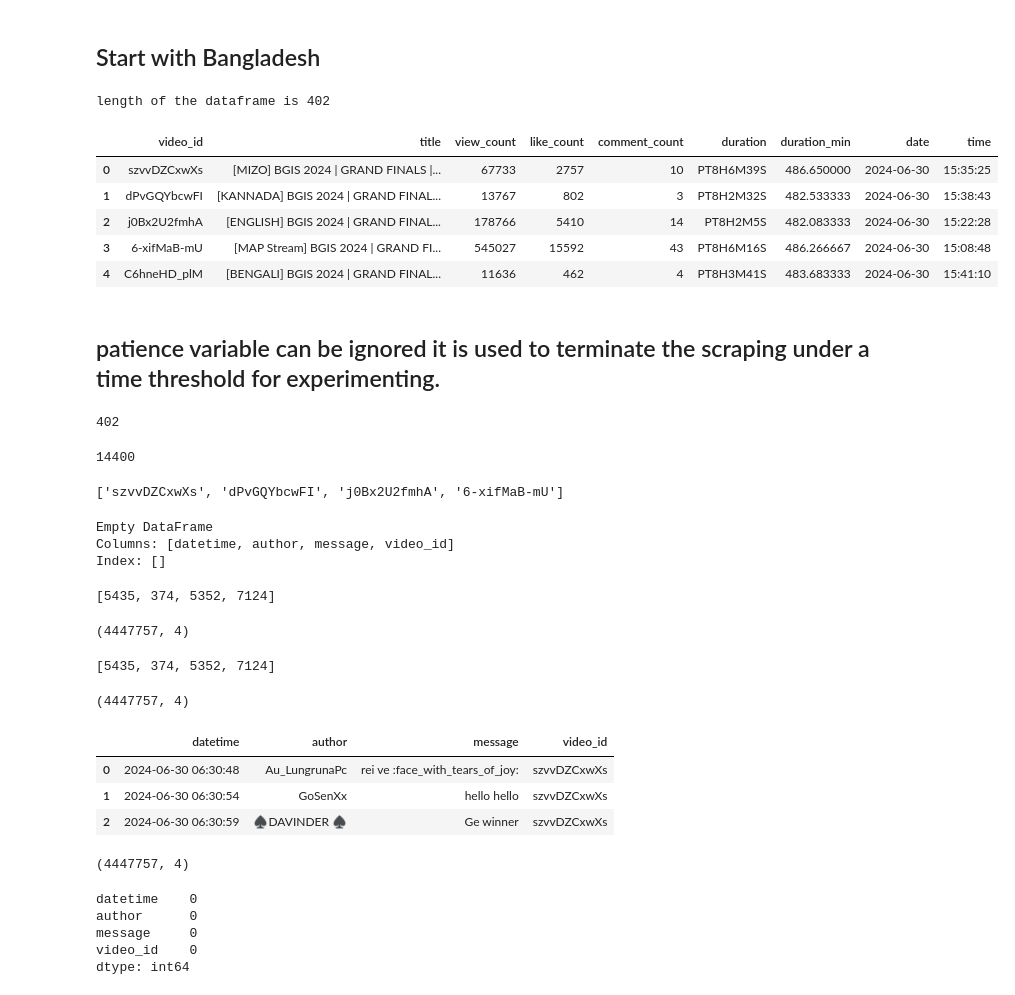
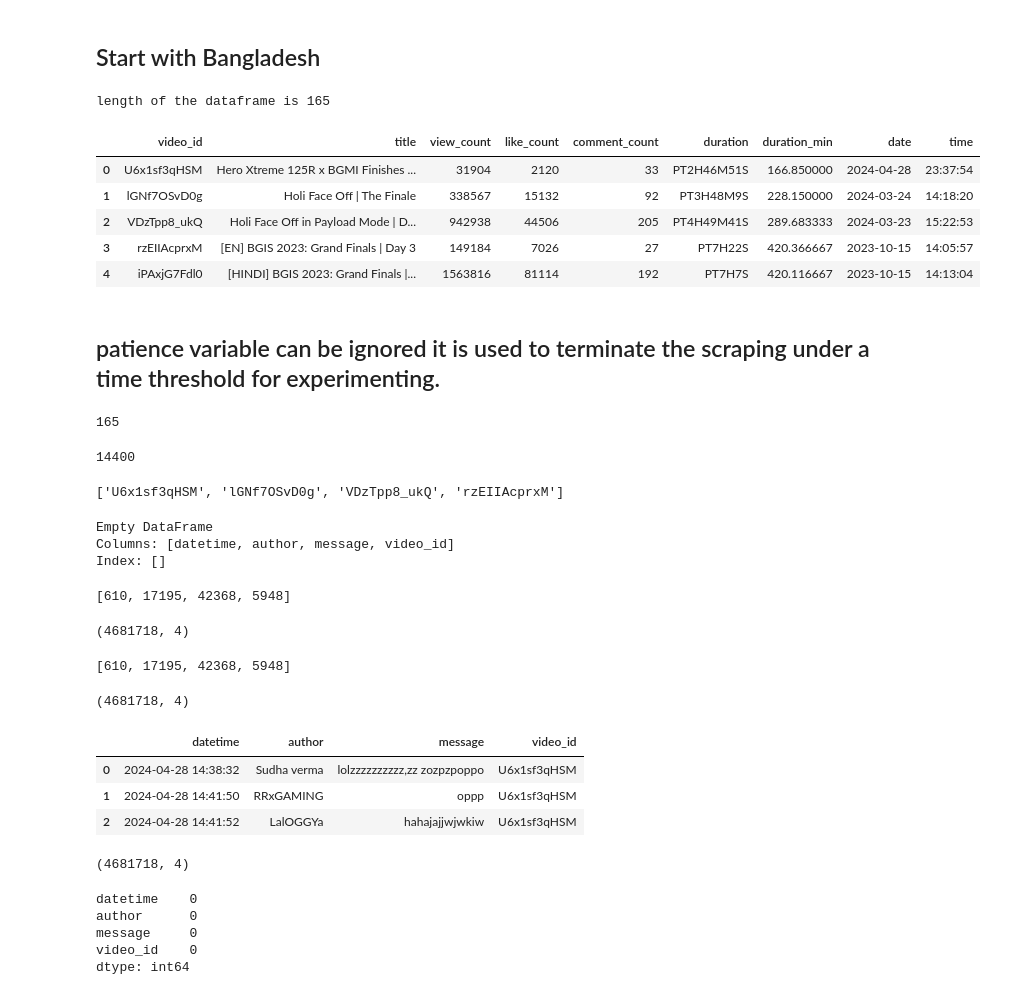
Before and after one commit to oitik/Esports-The-Future, a Jupyter notebook: live-chat-scrape-v2.ipynb, the cells around one changed output. Saved outputs shown, nothing was run; the diff lists cells and outputs as text; code cells hidden in the pictures.

Commit message:
Kaggle Notebook | live_chat_scrape_v2 | india v2 live chat all

```diff
--- a/live-chat-scrape-v2.ipynb
+++ b/live-chat-scrape-v2.ipynb
@@ -133,19 +133,19 @@ df.shape
 # %% [markdown]
 ## Start with Bangladesh
 # %%
-bd_vinfo = pd.read_csv('/kaggle/input/esports-data/video_information/india_video_info.csv')
+bd_vinfo = pd.read_csv('/kaggle/input/esports-data/video_information/indiav2_video_info.csv')
 
 print(f'length of the dataframe is {len(bd_vinfo)}')
 
 bd_vinfo.head(5)
 # %% [output]
-length of the dataframe is 402
+length of the dataframe is 165
 |  | video_id | title | view_count | like_count | comment_count | duration | duration_min | date | time |
-| 0 | szvvDZCxwXs | [MIZO] BGIS 2024 | GRAND FINALS |... | 67733 | 2757 | 10 | PT8H6M39S | 486.650000 | 2024-06-30 | 15:35:25 |
-| 1 | dPvGQYbcwFI | [KANNADA] BGIS 2024 | GRAND FINAL... | 13767 | 802 | 3 | PT8H2M32S | 482.533333 | 2024-06-30 | 15:38:43 |
-| 2 | j0Bx2U2fmhA | [ENGLISH] BGIS 2024 | GRAND FINAL... | 178766 | 5410 | 14 | PT8H2M5S | 482.083333 | 2024-06-30 | 15:22:28 |
-| 3 | 6-xifMaB-mU | [MAP Stream] BGIS 2024 | GRAND FI... | 545027 | 15592 | 43 | PT8H6M16S | 486.266667 | 2024-06-30 | 15:08:48 |
-| 4 | C6hneHD_plM | [BENGALI] BGIS 2024 | GRAND FINAL... | 11636 | 462 | 4 | PT8H3M41S | 483.683333 | 2024-06-30 | 15:41:10 |
+| 0 | U6x1sf3qHSM | Hero Xtreme 125R x BGMI Finishes ... | 31904 | 2120 | 33 | PT2H46M51S | 166.850000 | 2024-04-28 | 23:37:54 |
+| 1 | lGNf7OSvD0g | Holi Face Off | The Finale | 338567 | 15132 | 92 | PT3H48M9S | 228.150000 | 2024-03-24 | 14:18:20 |
+| 2 | VDzTpp8_ukQ | Holi Face Off in Payload Mode | D... | 942938 | 44506 | 205 | PT4H49M41S | 289.683333 | 2024-03-23 | 15:22:53 |
+| 3 | rzEIIAcprxM | [EN] BGIS 2023: Grand Finals | Day 3 | 149184 | 7026 | 27 | PT7H22S | 420.366667 | 2023-10-15 | 14:05:57 |
+| 4 | iPAxjG7Fdl0 | [HINDI] BGIS 2023: Grand Finals |... | 1563816 | 81114 | 192 | PT7H7S | 420.116667 | 2023-10-15 | 14:13:04 |
 # %% [markdown]
 ## patience variable can be ignored it is used to terminate the scraping under a time threshold for experimenting.
 # %%
@@ -157,13 +157,13 @@ for i in range(len(bd_vinfo)):
 print(len(sconfigs))
 sconfigs[1].patience
 # %% [output]
-402
+165
 14400
 # %%
 video_ids = list(bd_vinfo['video_id'])
 video_ids[:4]
 # %% [output]
-['szvvDZCxwXs', 'dPvGQYbcwFI', 'j0Bx2U2fmhA', '6-xifMaB-mU']
+['U6x1sf3qHSM', 'lGNf7OSvD0g', 'VDzTpp8_ukQ', 'rzEIIAcprxM']
 # %%
 ## keep an array to track the data frame length of each iteration
 
@@ -198,26 +198,26 @@ Index: []
 print(track[:4])
 main_df.shape
 # %% [output]
-[5435, 374, 5352, 7124]
+[610, 17195, 42368, 5948]
-(4447757, 4)
+(4681718, 4)
 # %%
 print(track[:4])
 main_df.shape
 # %% [output]
-[5435, 374, 5352, 7124]
+[610, 17195, 42368, 5948]
-(4447757, 4)
+(4681718, 4)
 # %%
 main_df.head(3)
 # %% [output]
 |  | datetime | author | message | video_id |
-| 0 | 2024-06-30 06:30:48 | Au_LungrunaPc | rei ve :face_with_tears_of_joy: | szvvDZCxwXs |
-| 1 | 2024-06-30 06:30:54 | GoSenXx | hello hello | szvvDZCxwXs |
-| 2 | 2024-06-30 06:30:59 | ♠DAVINDER ♠ | Ge winner | szvvDZCxwXs |
+| 0 | 2024-04-28 14:38:32 | Sudha verma | lolzzzzzzzzzz,zz zozpzpoppo | U6x1sf3qHSM |
+| 1 | 2024-04-28 14:41:50 | RRxGAMING | oppp | U6x1sf3qHSM |
+| 2 | 2024-04-28 14:41:52 | LalOGGYa | hahajajjwjwkiw | U6x1sf3qHSM |
 # %%
 # main_df.drop_duplicates(inplace=True)
 main_df.shape
 # %% [output]
-(4447757, 4)
+(4681718, 4)
 # %%
 main_df.isna().sum()
 # %% [output]
```
Also changed, not shown: parts of 2 cells of this notebook.
